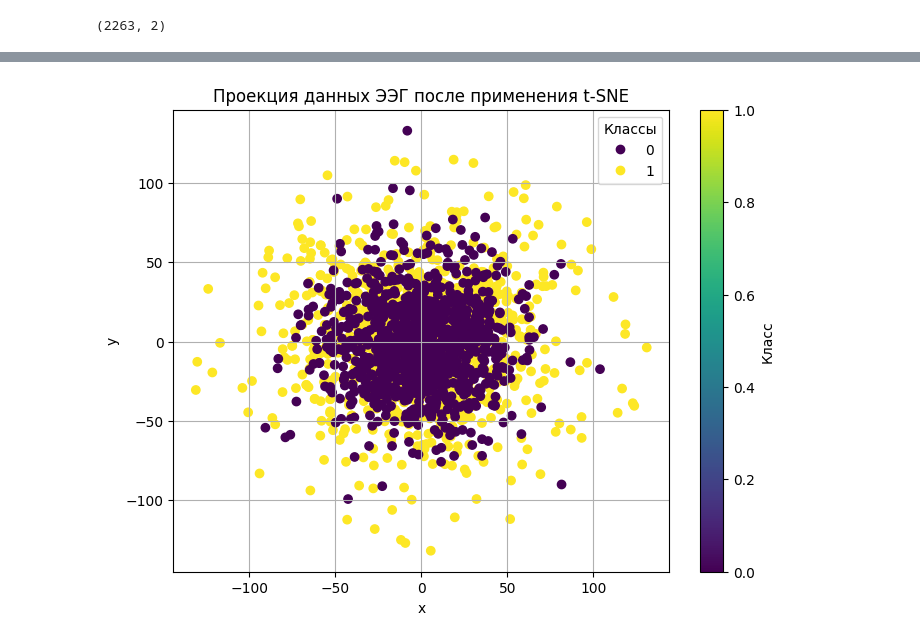
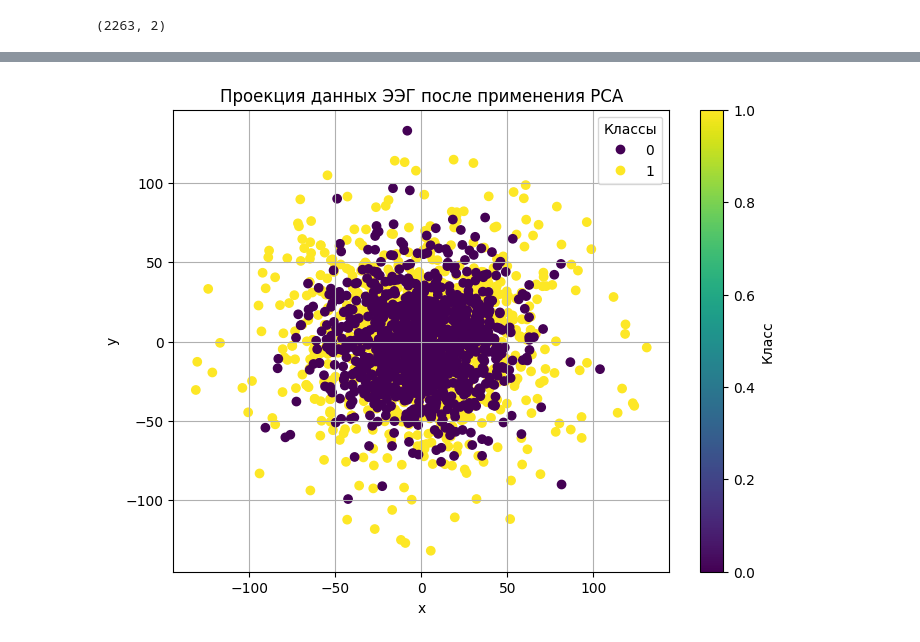
Before and after one commit to VakhromeevaKate/parkinson-eeg-master-thesis, a Jupyter notebook: openneuro_eeg_keras_PCA.ipynb, the cells around one changed output, grey strips where cells are left out. Drawn from its saved outputs; the diff is of its cells as text; code cells hidden in the pictures.

```diff
--- a/openneuro_eeg_keras_PCA.ipynb
+++ b/openneuro_eeg_keras_PCA.ipynb
@@ -232,16 +232,16 @@ print(X_transformed[0])
 # %%
 # Анализ результатов
 
 import matplotlib.pyplot as plt
 
 plt.figure(figsize=(8, 6))
 scatter = plt.scatter(X_transformed[:, 0], X_transformed[:, 1], c=y, cmap='viridis', label='ЭЭГ данные')
-plt.title("Проекция данных ЭЭГ после применения t-SNE")
+plt.title("Проекция данных ЭЭГ после применения PCA")
 plt.xlabel("x")
 plt.ylabel("y")
 plt.legend(*scatter.legend_elements(), title="Классы")
 plt.colorbar(scatter, label='Класс')
 plt.grid(True)
 plt.show()
 # %% [output]
-[figure, old version]
+[figure, new version]
```
Also changed, not shown: parts of 5 cells of this notebook, 1 other file.
